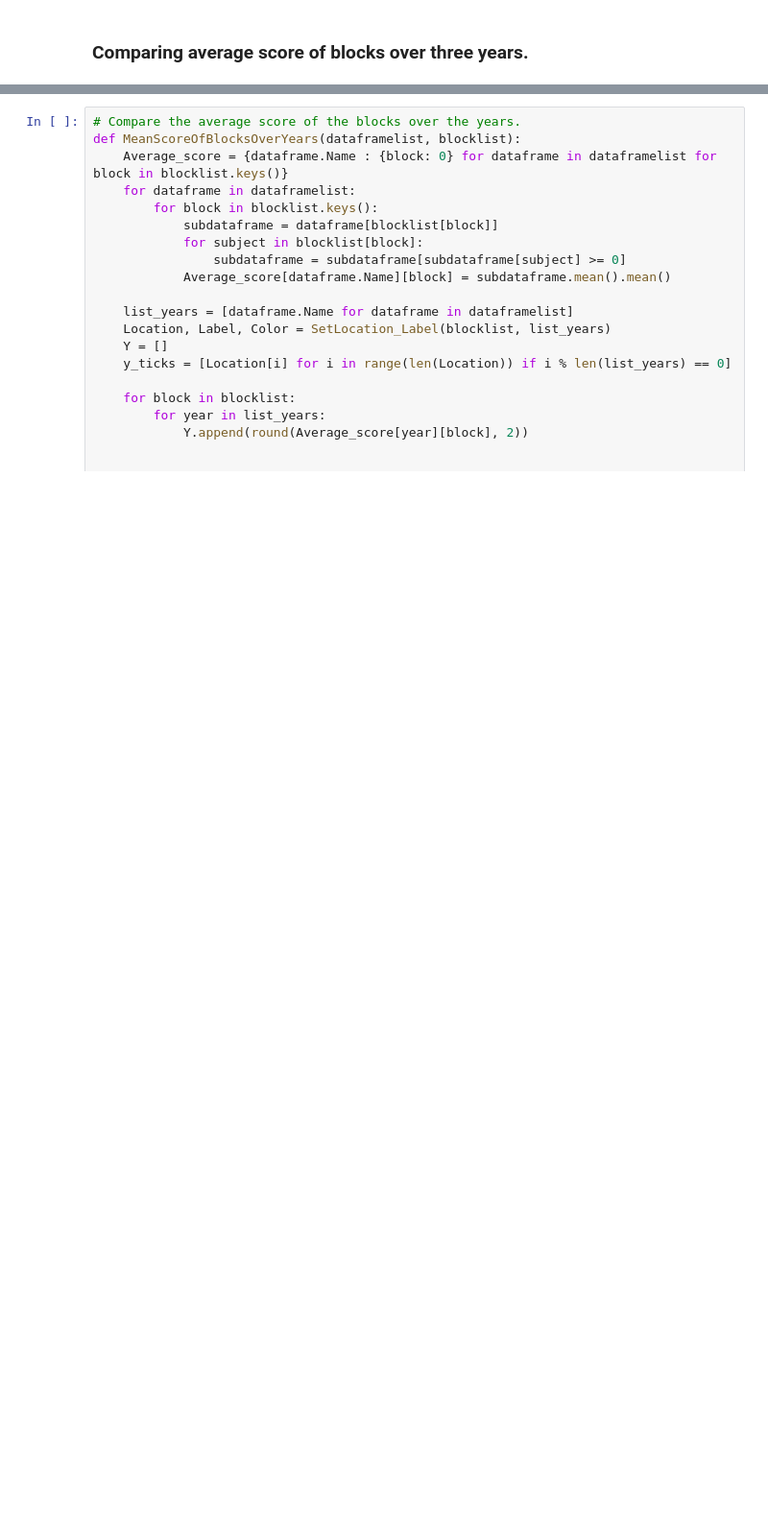
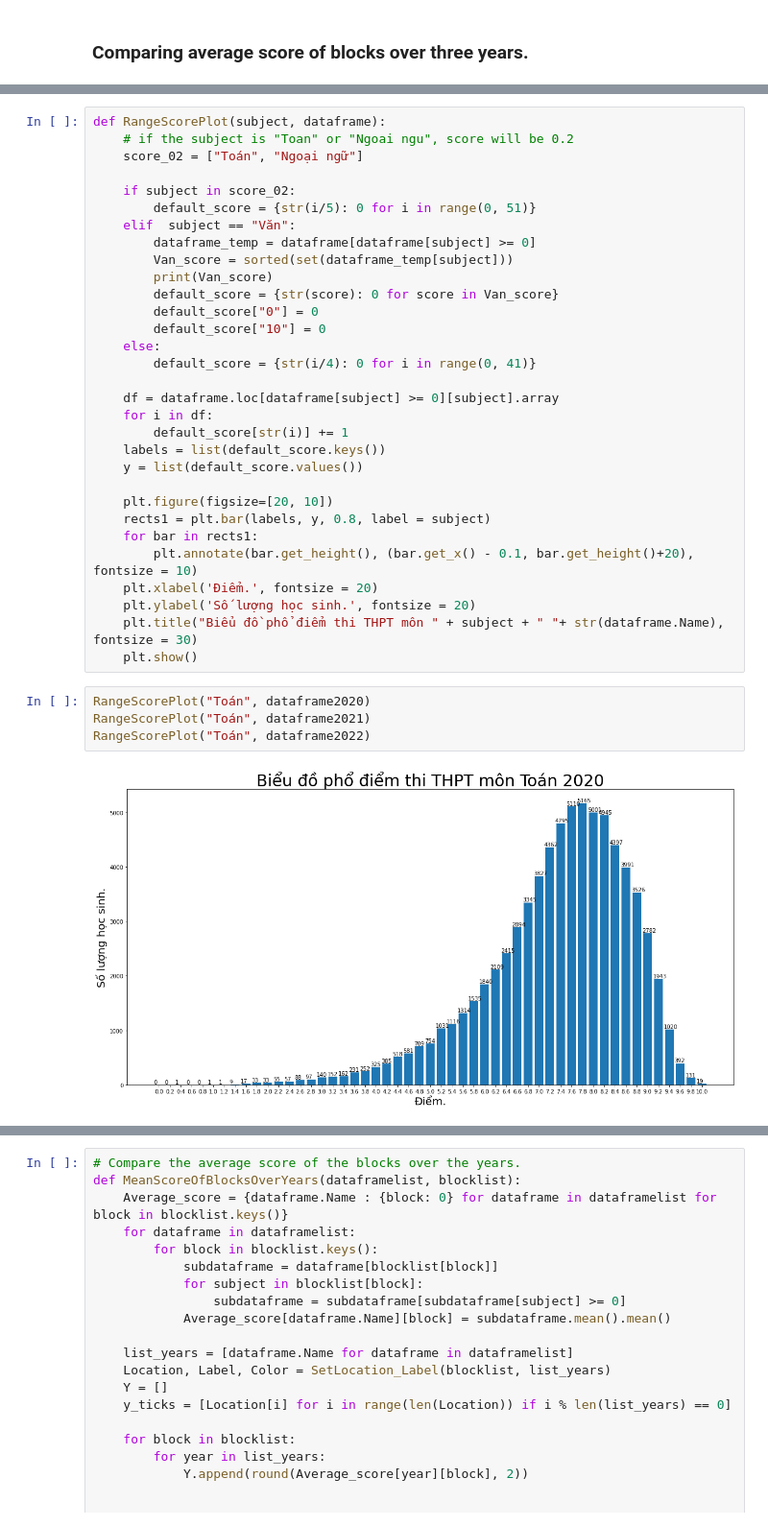
Before and after one commit to QuocBao02/Python-for-Data-Science---Final-Project, a Jupyter notebook: Report.ipynb, the cells around one changed output, grey strips where cells are left out. Shown at 96% size. Drawn from its saved outputs; the diff is of its cells as text; blank space fills up the shorter version.

```diff
--- a/Report.ipynb
+++ b/Report.ipynb
@@ -504,0 +768,37 @@ MeanScoreOfSubjectsOverYears([dataframe2020, dataframe2021, dataframe2022], ["To
+# %%
+def RangeScorePlot(subject, dataframe):
+    # if the subject is "Toan" or "Ngoai ngu", score will be 0.2
+    score_02 = ["Toán", "Ngoại ngữ"]
+
+    if subject in score_02:
+        default_score = {str(i/5): 0 for i in range(0, 51)}
+    elif  subject == "Văn":
+        dataframe_temp = dataframe[dataframe[subject] >= 0]
+        Van_score = sorted(set(dataframe_temp[subject]))
+        print(Van_score)
+        default_score = {str(score): 0 for score in Van_score}
+        default_score["0"] = 0
+        default_score["10"] = 0
+    else:
+        default_score = {str(i/4): 0 for i in range(0, 41)}
+
+    df = dataframe.loc[dataframe[subject] >= 0][subject].array
+    for i in df:
+        default_score[str(i)] += 1
+    labels = list(default_score.keys())
+    y = list(default_score.values())
+
+    plt.figure(figsize=[20, 10])
+    rects1 = plt.bar(labels, y, 0.8, label = subject)
+    for bar in rects1:
+        plt.annotate(bar.get_height(), (bar.get_x() - 0.1, bar.get_height()+20), fontsize = 10)
+    plt.xlabel('Điểm.', fontsize = 20)
+    plt.ylabel('Số lượng học sinh.', fontsize = 20)
+    plt.title("Biểu đồ phổ điểm thi THPT môn " + subject + " "+ str(dataframe.Name), fontsize = 30)
+    plt.show()
+# %%
+RangeScorePlot("Toán", dataframe2020)
+RangeScorePlot("Toán", dataframe2021)
+RangeScorePlot("Toán", dataframe2022)
+# %% [output]
+[figure, added]
```
Also changed, not shown: parts of 45 cells of this notebook, 1 other file.
